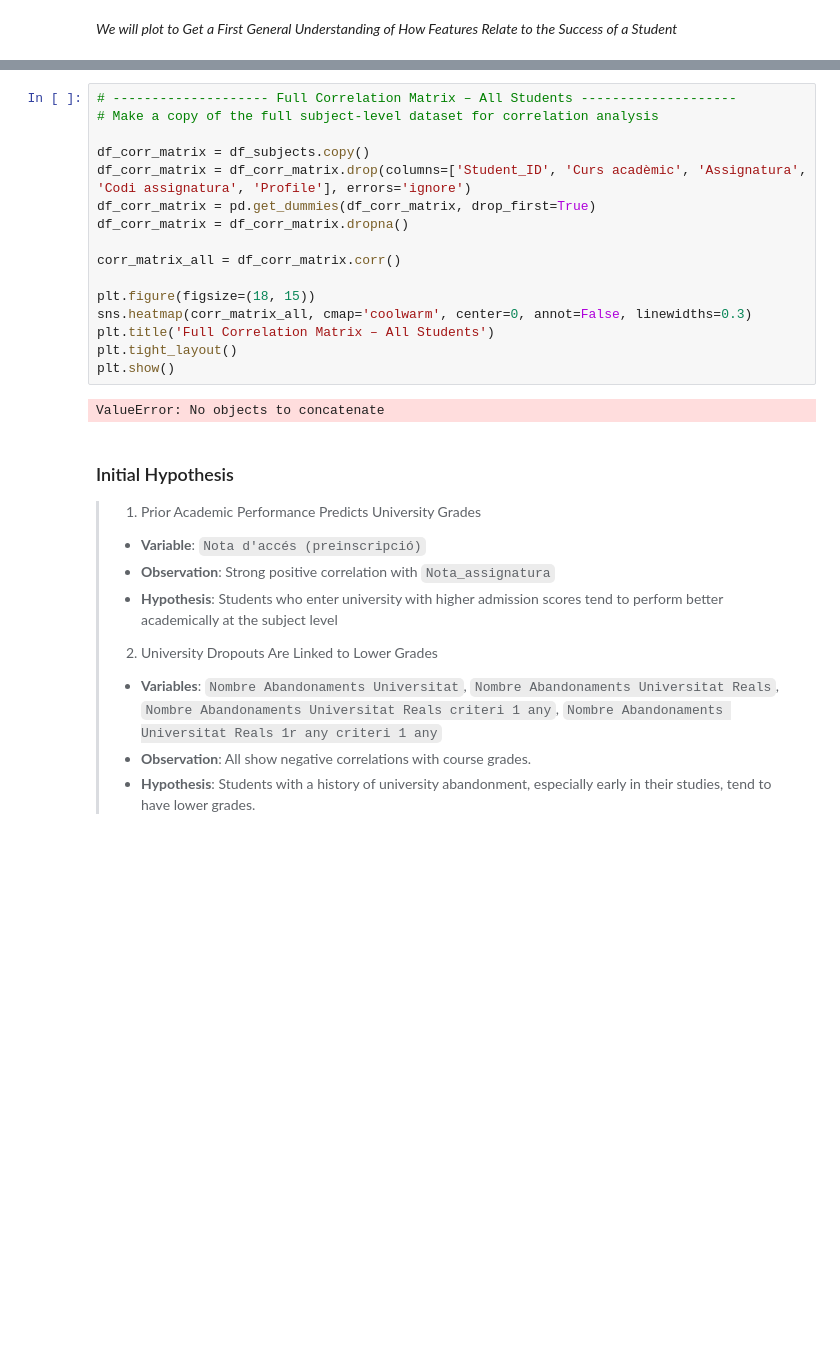
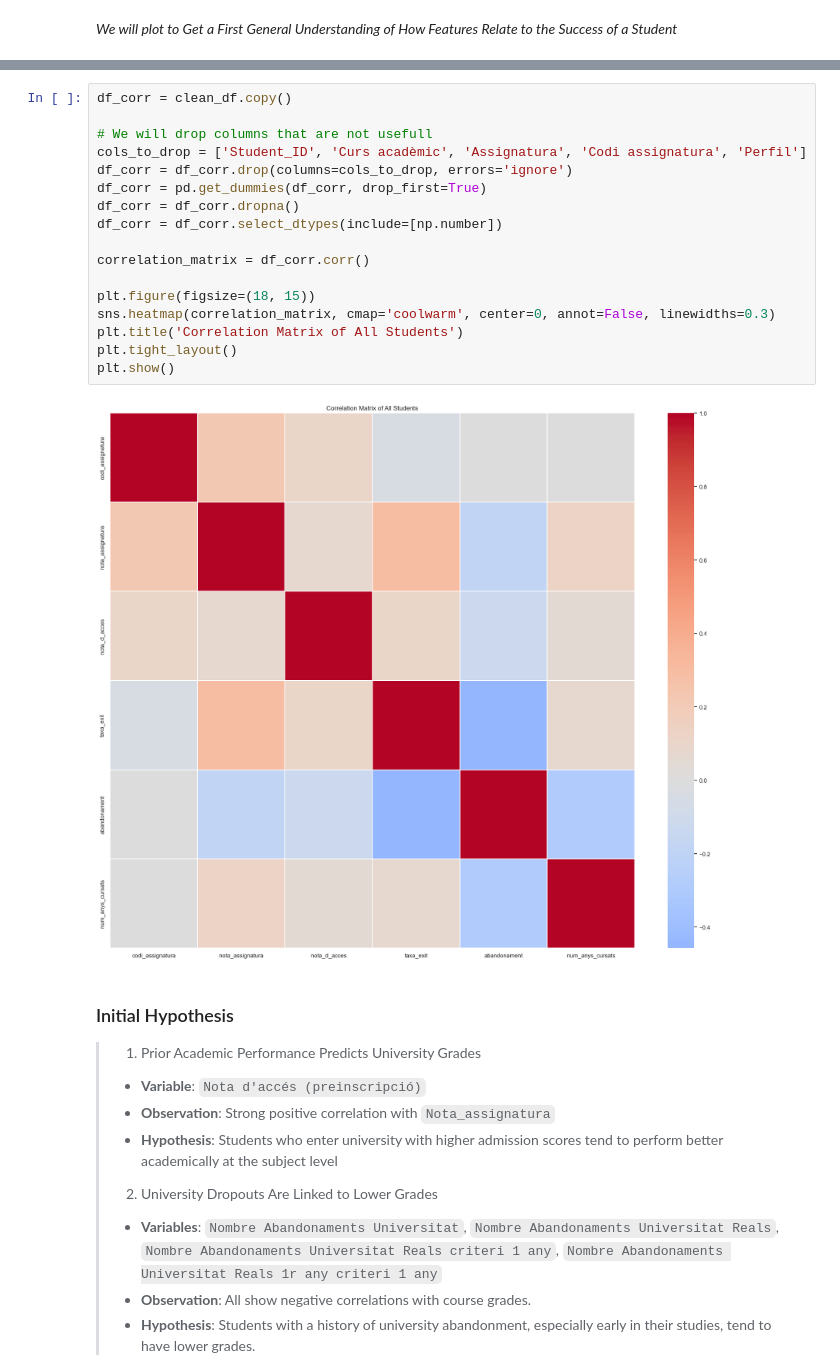
Before and after one commit to laurabolta/Synthesis-Project-I, a Jupyter notebook: Student_plots.ipynb, the cells around one changed output, grey strips where cells are left out. Saved outputs shown, nothing was run; the diff lists cells and outputs as text; blank space fills up the shorter version.

Commit message:
Visualization error debugging

```diff
--- a/Student_plots.ipynb
+++ b/Student_plots.ipynb
@@ -805,21 +741,22 @@ df_subjects = pd.DataFrame(records)
 # %%
-# -------------------- Full Correlation Matrix – All Students --------------------
-# Make a copy of the full subject-level dataset for correlation analysis
+df_corr = clean_df.copy()
 
-df_corr_matrix = df_subjects.copy()
-df_corr_matrix = df_corr_matrix.drop(columns=['Student_ID', 'Curs acadèmic', 'Assignatura', 'Codi assignatura', 'Profile'], errors='ignore')
-df_corr_matrix = pd.get_dummies(df_corr_matrix, drop_first=True)
-df_corr_matrix = df_corr_matrix.dropna()
+# We will drop columns that are not usefull
+cols_to_drop = ['Student_ID', 'Curs acadèmic', 'Assignatura', 'Codi assignatura', 'Perfil']
+df_corr = df_corr.drop(columns=cols_to_drop, errors='ignore')
+df_corr = pd.get_dummies(df_corr, drop_first=True)
+df_corr = df_corr.dropna()
+df_corr = df_corr.select_dtypes(include=[np.number])
 
-corr_matrix_all = df_corr_matrix.corr()
+correlation_matrix = df_corr.corr()
 
 plt.figure(figsize=(18, 15))
-sns.heatmap(corr_matrix_all, cmap='coolwarm', center=0, annot=False, linewidths=0.3)
-plt.title('Full Correlation Matrix – All Students')
+sns.heatmap(correlation_matrix, cmap='coolwarm', center=0, annot=False, linewidths=0.3)
+plt.title('Correlation Matrix of All Students')
 plt.tight_layout()
 plt.show()
 # %% [output]
-ValueError: No objects to concatenate
+[figure, added]
 # %% [markdown]
 ### Initial Hypothesis
 
```
Also changed, not shown: parts of 10 cells of this notebook.
